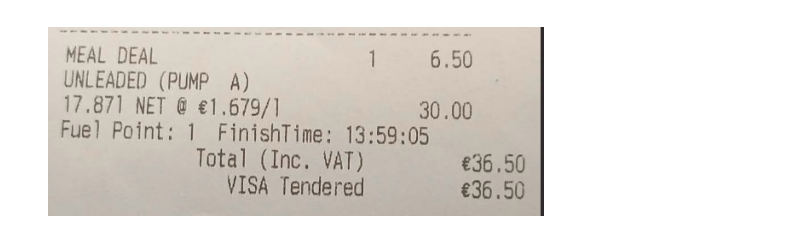
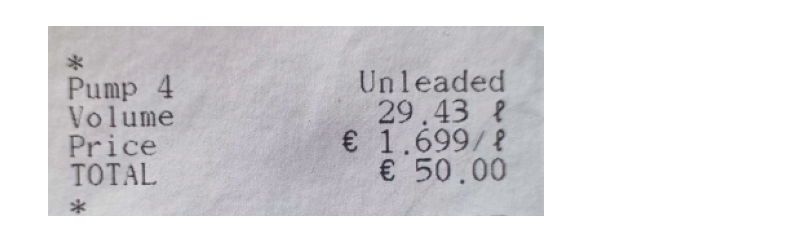
Before and after one commit to ndavido/fuelbuddy, a Jupyter notebook: Backend/OCR_Jupyter/ocr_reciepts.ipynb, the cells around one changed output. Saved outputs shown, nothing was run; the diff lists cells and outputs as text; code cells hidden in the pictures.

```diff
--- a/Backend/OCR_Jupyter/ocr_reciepts.ipynb
+++ b/Backend/OCR_Jupyter/ocr_reciepts.ipynb
@@ -6,13 +6,13 @@ import pytesseract
 from matplotlib import pyplot as plt
 import numpy as np
 # %%
-image_path = 'images/reciepts/test7.png'
+image_path = 'images/reciepts/rec1_cut.png'
 image = cv2.imread(image_path)
 plt.imshow(image)
 plt.axis('off')
 plt.show()
 # %% [output]
-[figure, old version]
+[figure, new version]
 # %%
 def preprocess(image):
     gray = cv2.cvtColor(image, cv2.COLOR_BGR2GRAY)
```
Also changed, not shown: parts of 4 cells of this notebook.
